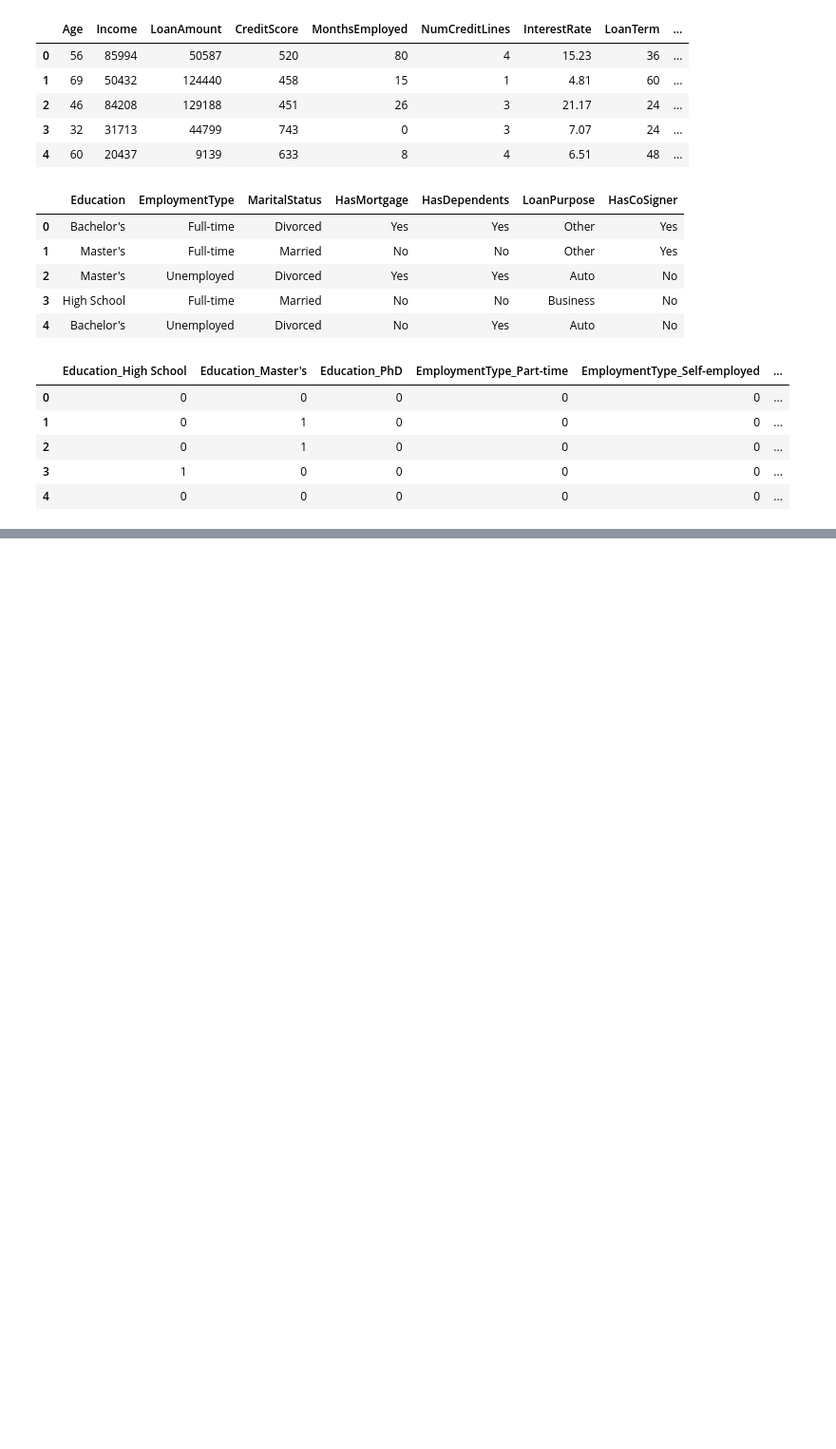
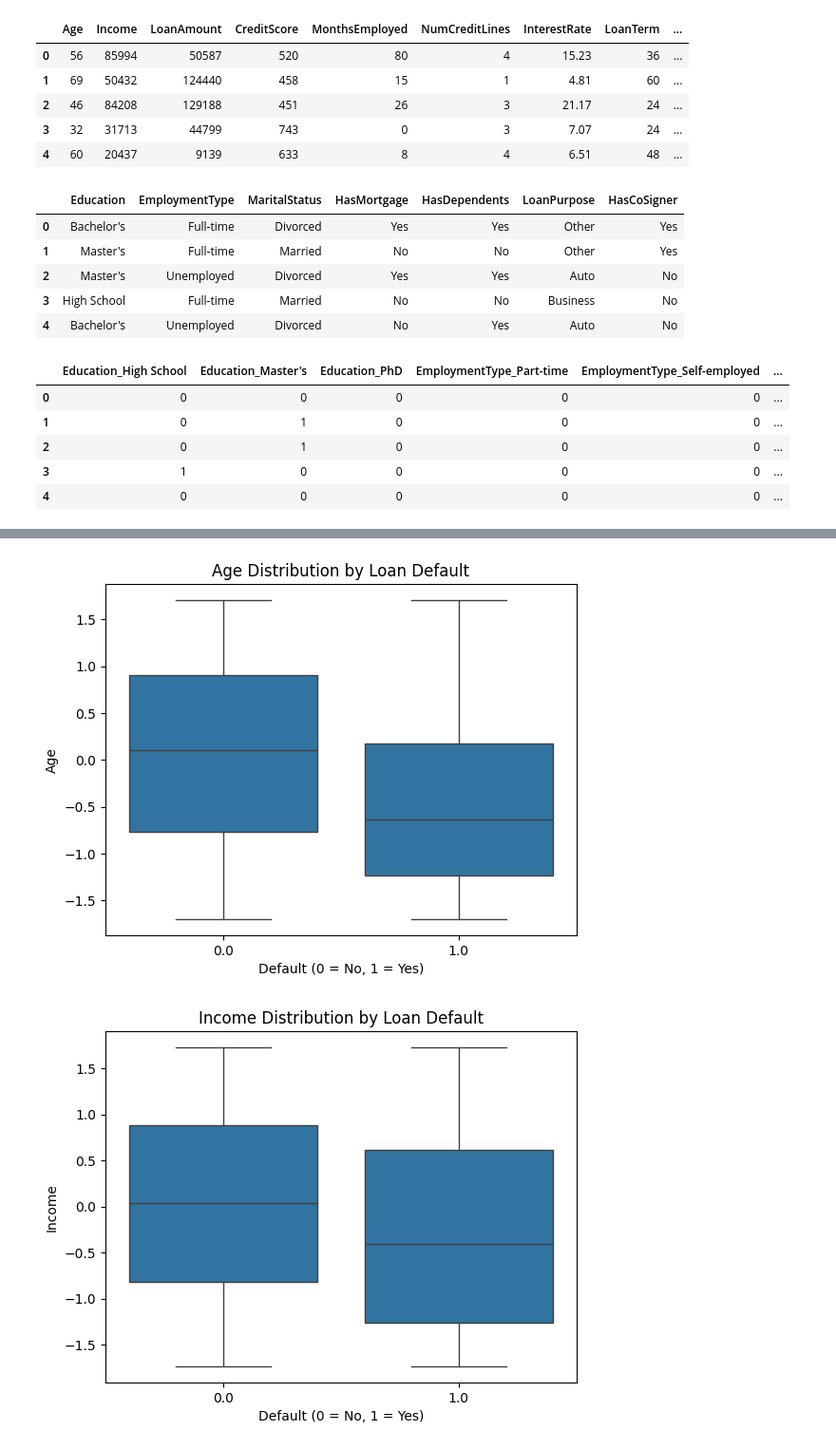
Before and after one commit to liateg/loan-default-classifier-ml, a Jupyter notebook: loan-default.ipynb, the cells around one changed output, grey strips where cells are left out. Shown at 95% size. Cells and saved outputs as stored; diff of their text form; code cells hidden in the pictures; blank space fills up the shorter version.

```diff
--- a/loan-default.ipynb
+++ b/loan-default.ipynb
@@ -129,0 +167,10 @@ X_train,X_teat,Y_train,Y_test=train_test_split(X,Y,test_size=0.2,random_state=42
+# %%
+for i in num_cols:
+  sns.boxplot(x=Y_train, y=X_train[i])
+  plt.title(f'{i} Distribution by Loan Default')
+  plt.xlabel("Default (0 = No, 1 = Yes)")
+  plt.ylabel(i)
+  plt.show()
+# %% [output]
+[figure, added]
+[figure, added]
```
Also changed, not shown: parts of 9 cells of this notebook.
